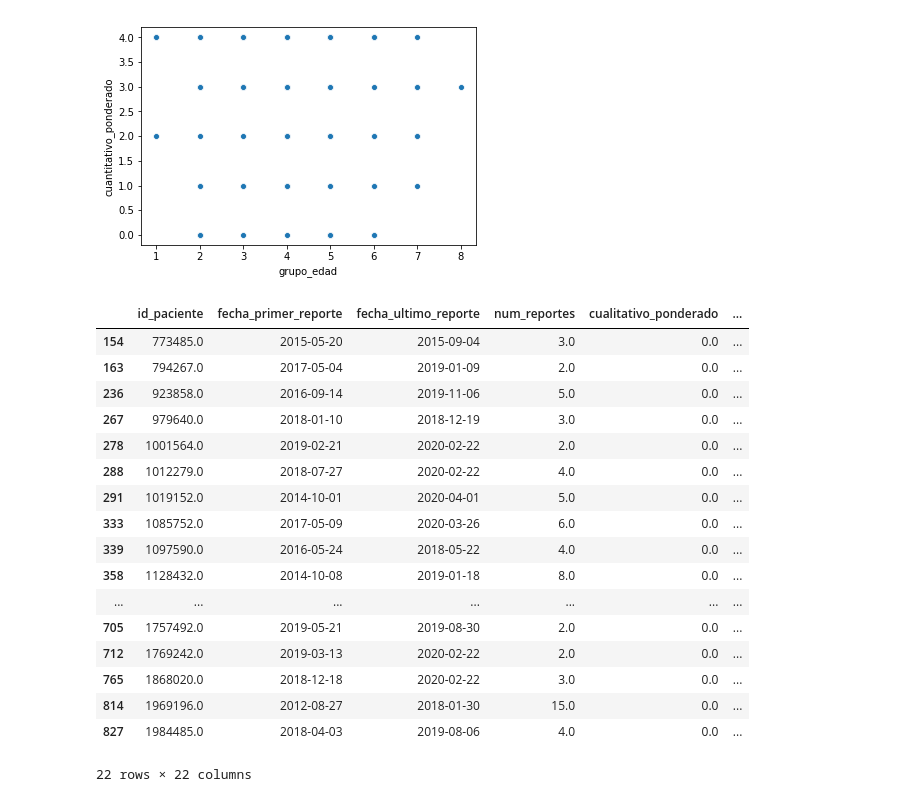
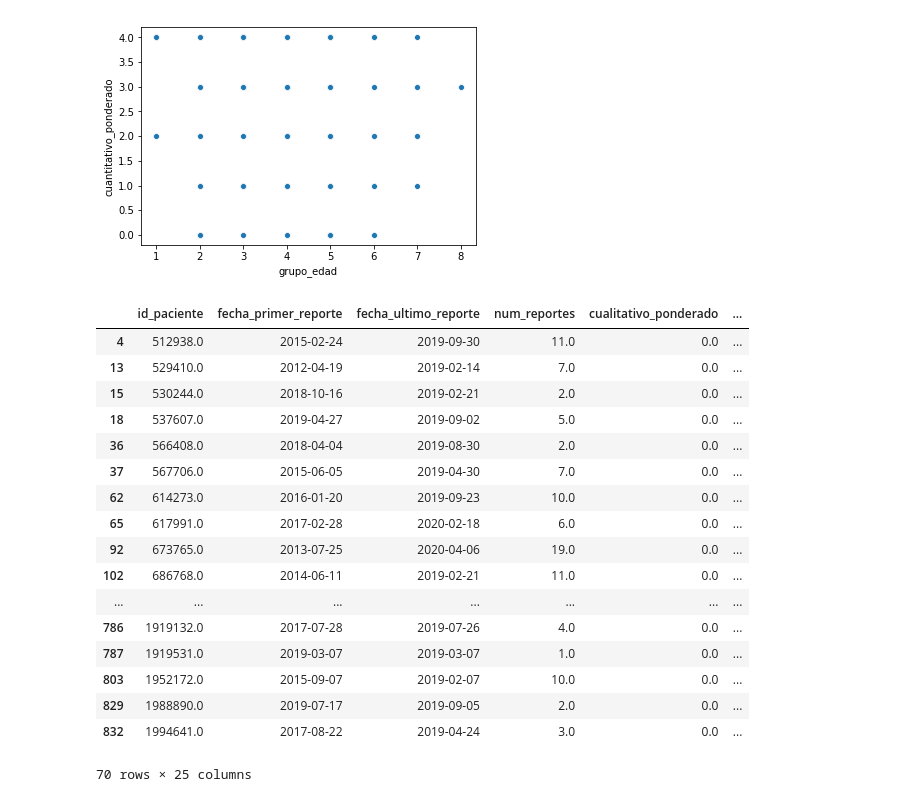
Before and after one commit to DS4A-T22/exploratory_data_analysis, a Jupyter notebook: EDA-BPI_FR_WBI_Adherence.ipynb, the cells around one changed output. Cells and saved outputs as stored; diff of their text form; code cells hidden in the pictures.

```diff
--- a/EDA-BPI_FR_WBI_Adherence.ipynb
+++ b/EDA-BPI_FR_WBI_Adherence.ipynb
@@ -285,7 +318,7 @@ Text(0.5,1,'Number of positive transitions per month')
 #### Let's get the last reported adherence status for each of the users in the available dataset
 # %%
 updated_reported_adherence = pd.DataFrame()
-for paciente, df in adherence.groupby('id'):
+for paciente, df in adherence_change.groupby('id'):
     temp_df = df.copy()
     row = {}
     row['id_paciente'] = int(paciente)
@@ -294,12 +327,14 @@ for paciente, df in adherence.groupby('id'):
     row['num_reportes'] = temp_df.shape[0]
     row['cualitativo_ponderado'] = temp_df.iloc[-1]['cualitativo_ponderado']
     row['cuantitativo_ponderado'] = temp_df.iloc[-1]['cuantitativo_ponderado']
+    row['categoria'] = temp_df.iloc[0]['categoria']
+    row['porcentaje_adherente'] = temp_df.iloc[0]['porcentaje_adherente']
     updated_reported_adherence = updated_reported_adherence.append(row, ignore_index=True)
 
 # Rearrange columns
 updated_reported_adherence = updated_reported_adherence[
     ['id_paciente', 'fecha_primer_reporte', 'fecha_ultimo_reporte',
-     'num_reportes', 'cualitativo_ponderado', 'cuantitativo_ponderado']
+     'num_reportes', 'cualitativo_ponderado', 'cuantitativo_ponderado', 'categoria', 'porcentaje_adherente']
 ]
 
 display(updated_reported_adherence.head(10))
@@ -358,6 +393,10 @@ updated_reported_adherence.head(20)
 #### Let's study the influence of some demographic factors on the adherence (age, education, gender, socioeconomic status, zone, employment type)
 # %%
 basic_info_adherence = updated_reported_adherence.merge(basic_info.loc[:, ~basic_info.columns.isin(['tipo_afiliacion', 'fecha_nacimiento'])])
+basic_info_adherence['categoria'] = basic_info_adherence['categoria'].astype('category')
+basic_info_adherence['categoria'].cat.reorder_categories(['N', 'N+', 'M', 'A-', 'A'], ordered=True, inplace=True)
+# %%
+basic_info_adherence['periodo_medio_seguimiento'] = ((basic_info_adherence['fecha_ultimo_reporte'] - basic_info_adherence['fecha_primer_reporte']) / basic_info_adherence['num_reportes']) / np.timedelta64(1, 'Y')
 # %%
 basic_info_adherence.head()
 # %% [output]
@@ -435,23 +475,24 @@ sns.scatterplot(x='grupo_edad', y='cuantitativo_ponderado', data=basic_info_adhe
 <matplotlib.axes._subplots.AxesSubplot at 0x...>
 [figure]
 # %%
-basic_info_adherence[(basic_info_adherence['cuantitativo_ponderado']==4) & (basic_info_adherence['cualitativo_ponderado']==0)]
+basic_info_non_adherent_patients = basic_info_adherence[(basic_info_adherence['cuantitativo_ponderado'] < 4) & (basic_info_adherence['cualitativo_ponderado']==0)]
+basic_info_non_adherent_patients
 # %% [output]
 |  | id_paciente | fecha_primer_reporte | fecha_ultimo_reporte | num_reportes | cualitativo_ponderado | ... |
-| 154 | 773485.0 | 2015-05-20 | 2015-09-04 | 3.0 | 0.0 | ... |
-| 163 | 794267.0 | 2017-05-04 | 2019-01-09 | 2.0 | 0.0 | ... |
-| 236 | 923858.0 | 2016-09-14 | 2019-11-06 | 5.0 | 0.0 | ... |
-| 267 | 979640.0 | 2018-01-10 | 2018-12-19 | 3.0 | 0.0 | ... |
-| 278 | 1001564.0 | 2019-02-21 | 2020-02-22 | 2.0 | 0.0 | ... |
-| 288 | 1012279.0 | 2018-07-27 | 2020-02-22 | 4.0 | 0.0 | ... |
-| 291 | 1019152.0 | 2014-10-01 | 2020-04-01 | 5.0 | 0.0 | ... |
-| 333 | 1085752.0 | 2017-05-09 | 2020-03-26 | 6.0 | 0.0 | ... |
-| 339 | 1097590.0 | 2016-05-24 | 2018-05-22 | 4.0 | 0.0 | ... |
-| 358 | 1128432.0 | 2014-10-08 | 2019-01-18 | 8.0 | 0.0 | ... |
+| 4 | 512938.0 | 2015-02-24 | 2019-09-30 | 11.0 | 0.0 | ... |
+| 13 | 529410.0 | 2012-04-19 | 2019-02-14 | 7.0 | 0.0 | ... |
+| 15 | 530244.0 | 2018-10-16 | 2019-02-21 | 2.0 | 0.0 | ... |
+| 18 | 537607.0 | 2019-04-27 | 2019-09-02 | 5.0 | 0.0 | ... |
+| 36 | 566408.0 | 2018-04-04 | 2019-08-30 | 2.0 | 0.0 | ... |
+| 37 | 567706.0 | 2015-06-05 | 2019-04-30 | 7.0 | 0.0 | ... |
+| 62 | 614273.0 | 2016-01-20 | 2019-09-23 | 10.0 | 0.0 | ... |
+| 65 | 617991.0 | 2017-02-28 | 2020-02-18 | 6.0 | 0.0 | ... |
+| 92 | 673765.0 | 2013-07-25 | 2020-04-06 | 19.0 | 0.0 | ... |
+| 102 | 686768.0 | 2014-06-11 | 2019-02-21 | 11.0 | 0.0 | ... |
 | ... | ... | ... | ... | ... | ... | ... |
-| 705 | 1757492.0 | 2019-05-21 | 2019-08-30 | 2.0 | 0.0 | ... |
-| 712 | 1769242.0 | 2019-03-13 | 2020-02-22 | 2.0 | 0.0 | ... |
-| 765 | 1868020.0 | 2018-12-18 | 2020-02-22 | 3.0 | 0.0 | ... |
-| 814 | 1969196.0 | 2012-08-27 | 2018-01-30 | 15.0 | 0.0 | ... |
-| 827 | 1984485.0 | 2018-04-03 | 2019-08-06 | 4.0 | 0.0 | ... |
+| 786 | 1919132.0 | 2017-07-28 | 2019-07-26 | 4.0 | 0.0 | ... |
+| 787 | 1919531.0 | 2019-03-07 | 2019-03-07 | 1.0 | 0.0 | ... |
+| 803 | 1952172.0 | 2015-09-07 | 2019-02-07 | 10.0 | 0.0 | ... |
+| 829 | 1988890.0 | 2019-07-17 | 2019-09-05 | 2.0 | 0.0 | ... |
+| 832 | 1994641.0 | 2017-08-22 | 2019-04-24 | 3.0 | 0.0 | ... |
-22 rows × 22 columns
+70 rows × 25 columns
```
Also changed, not shown: parts of 27 cells of this notebook, 1 other file.
